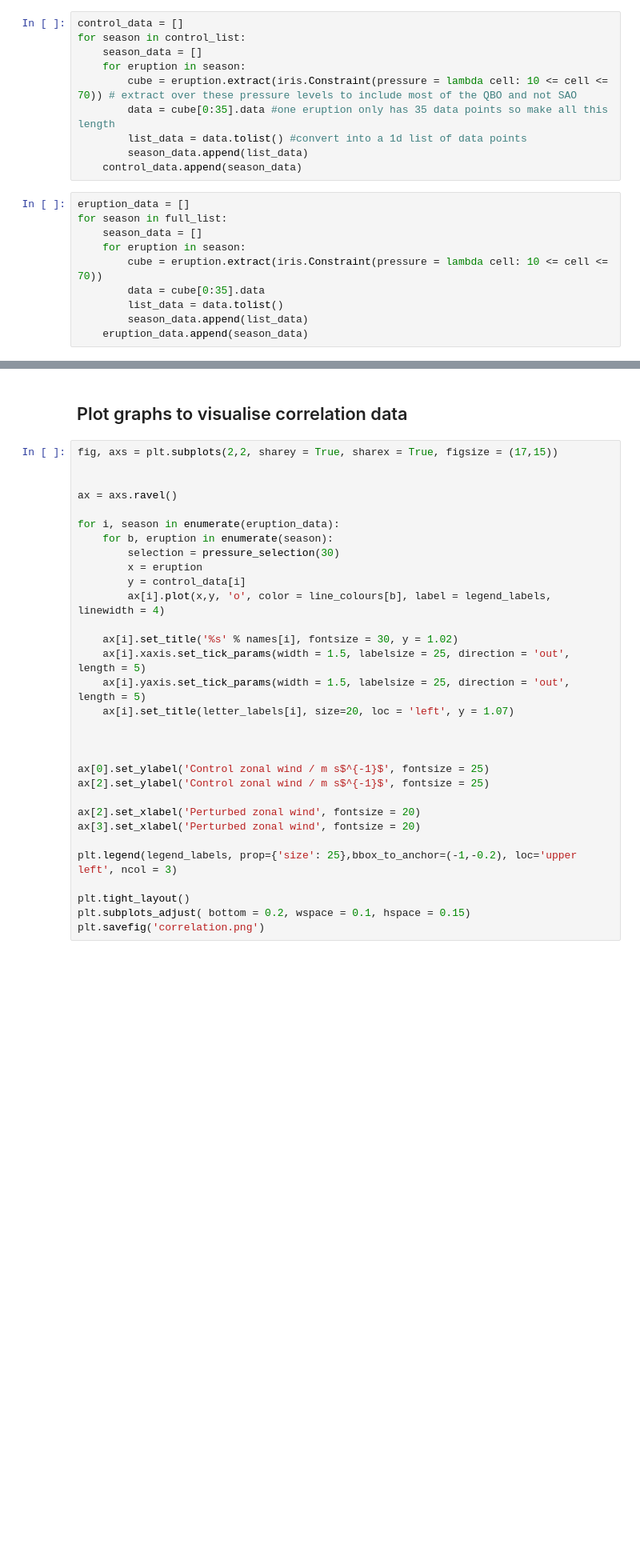
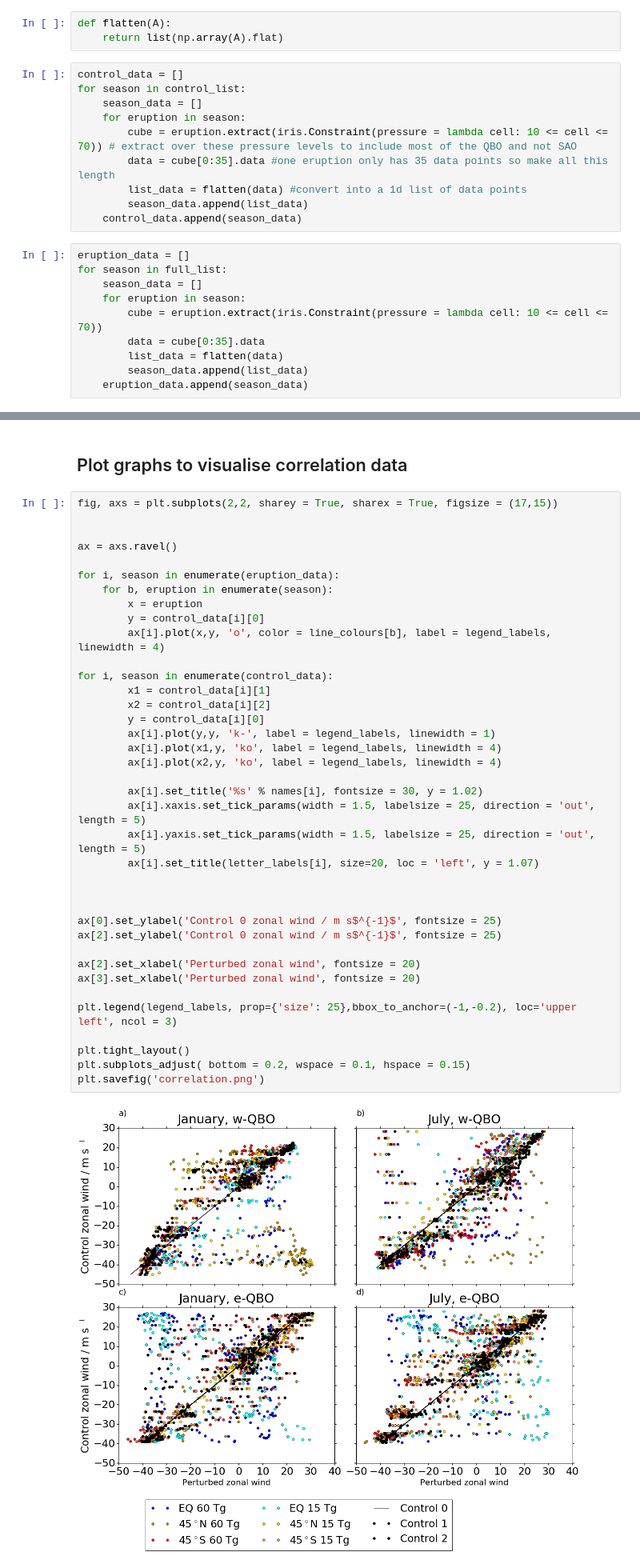
Before and after one commit to flossie-brown/graphs-for-paper, a Jupyter notebook: Zonal wind at 30 hPa all simulations plot.ipynb, the cells around one changed output, grey strips where cells are left out. Shown at 80% size. Cells and saved outputs as stored; diff of their text form; blank space fills up the shorter version.

```diff
--- a/Zonal wind at 30 hPa all simulations plot.ipynb
+++ b/Zonal wind at 30 hPa all simulations plot.ipynb
@@ -157,5 +157,8 @@ plt.savefig('zonal_wind_30hpa.png')
 # %% [markdown]
 # Correlation coefficients
+# %%
+def flatten(A):
+    return list(np.array(A).flat)
 # %%
 control_data = []
 for season in control_list:
@@ -163,7 +166,7 @@ for season in control_list:
     for eruption in season:
         cube = eruption.extract(iris.Constraint(pressure = lambda cell: 10 <= cell <= 70)) # extract over these pressure levels to include most of the QBO and not SAO
         data = cube[0:35].data #one eruption only has 35 data points so make all this length
-        list_data = data.tolist() #convert into a 1d list of data points
+        list_data = flatten(data) #convert into a 1d list of data points
         season_data.append(list_data)
     control_data.append(season_data)
 # %%
@@ -173,7 +176,7 @@ for season in full_list:
     for eruption in season:
         cube = eruption.extract(iris.Constraint(pressure = lambda cell: 10 <= cell <= 70))
         data = cube[0:35].data
-        list_data = data.tolist()
+        list_data = flatten(data)
         season_data.append(list_data)
     eruption_data.append(season_data)
 # %%
@@ -221,31 +224,40 @@ eruption_coefficients
 # %%
 fig, axs = plt.subplots(2,2, sharey = True, sharex = True, figsize = (17,15))
 
 
 ax = axs.ravel()
 
 for i, season in enumerate(eruption_data):
     for b, eruption in enumerate(season):
-        selection = pressure_selection(30)
         x = eruption
-        y = control_data[i]
+        y = control_data[i][0]
         ax[i].plot(x,y, 'o', color = line_colours[b], label = legend_labels, linewidth = 4)
 
-    ax[i].set_title('%s' % names[i], fontsize = 30, y = 1.02)
-    ax[i].xaxis.set_tick_params(width = 1.5, labelsize = 25, direction = 'out', length = 5)
-    ax[i].yaxis.set_tick_params(width = 1.5, labelsize = 25, direction = 'out', length = 5)
-    ax[i].set_title(letter_labels[i], size=20, loc = 'left', y = 1.07)
+for i, season in enumerate(control_data):
+        x1 = control_data[i][1]
+        x2 = control_data[i][2]
+        y = control_data[i][0]
+        ax[i].plot(y,y, 'k-', label = legend_labels, linewidth = 1)
+        ax[i].plot(x1,y, 'ko', label = legend_labels, linewidth = 4)
+        ax[i].plot(x2,y, 'ko', label = legend_labels, linewidth = 4)
+
+        ax[i].set_title('%s' % names[i], fontsize = 30, y = 1.02)
+        ax[i].xaxis.set_tick_params(width = 1.5, labelsize = 25, direction = 'out', length = 5)
+        ax[i].yaxis.set_tick_params(width = 1.5, labelsize = 25, direction = 'out', length = 5)
+        ax[i].set_title(letter_labels[i], size=20, loc = 'left', y = 1.07)
 
 
 
-ax[0].set_ylabel('Control zonal wind / m s$^{-1}$', fontsize = 25)
-ax[2].set_ylabel('Control zonal wind / m s$^{-1}$', fontsize = 25)
+ax[0].set_ylabel('Control 0 zonal wind / m s$^{-1}$', fontsize = 25)
+ax[2].set_ylabel('Control 0 zonal wind / m s$^{-1}$', fontsize = 25)
 
 ax[2].set_xlabel('Perturbed zonal wind', fontsize = 20)
 ax[3].set_xlabel('Perturbed zonal wind', fontsize = 20)
 
 plt.legend(legend_labels, prop={'size': 25},bbox_to_anchor=(-1,-0.2), loc='upper left', ncol = 3)
 
 plt.tight_layout()
 plt.subplots_adjust( bottom = 0.2, wspace = 0.1, hspace = 0.15)
 plt.savefig('correlation.png')
+# %% [output]
+[figure, added]
```
Also changed, not shown: parts of 4 cells of this notebook.
